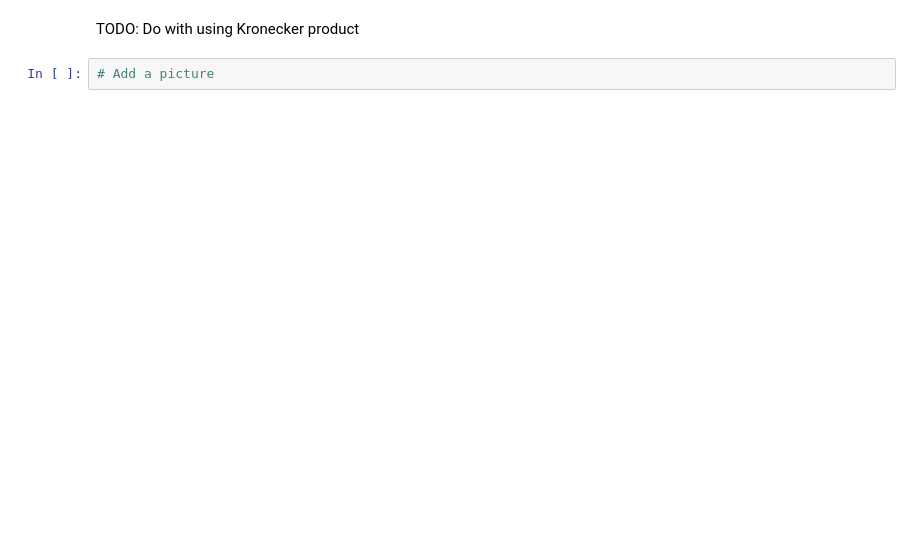
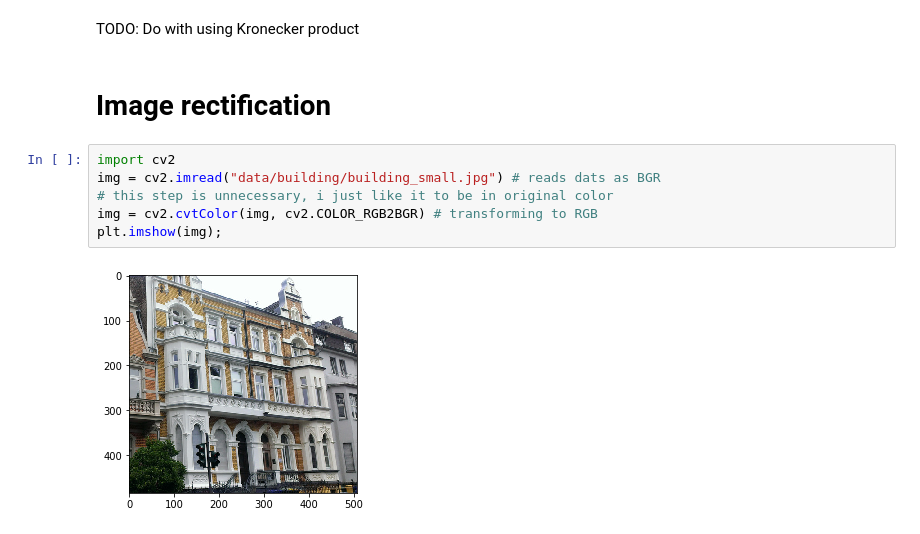
Before and after one commit to ovysotska/in_simple_english, a Jupyter notebook: projective_transformation.ipynb, the cells around one changed output. Saved outputs shown, nothing was run; the diff lists cells and outputs as text; blank space fills up the shorter version.

```diff
--- a/projective_transformation.ipynb
+++ b/projective_transformation.ipynb
@@ -157,4 +176,12 @@ print("Homography", H)
 # %% [markdown]
 TODO: Do with using Kronecker product
-# %%
-# Add a picture
+# %% [markdown]
+# Image rectification
+# %%
+import cv2
+img = cv2.imread("data/building/building_small.jpg") # reads dats as BGR
+# this step is unnecessary, i just like it to be in original color
+img = cv2.cvtColor(img, cv2.COLOR_RGB2BGR) # transforming to RGB
+plt.imshow(img);
+# %% [output]
+[figure, added]
```
Also changed, not shown: parts of 6 cells of this notebook.
